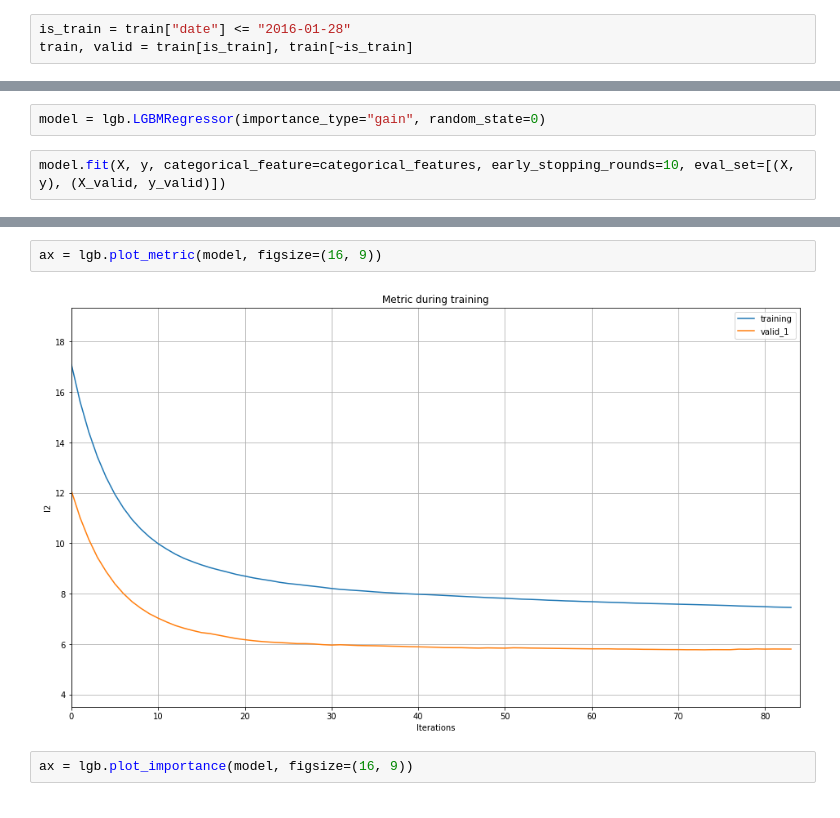
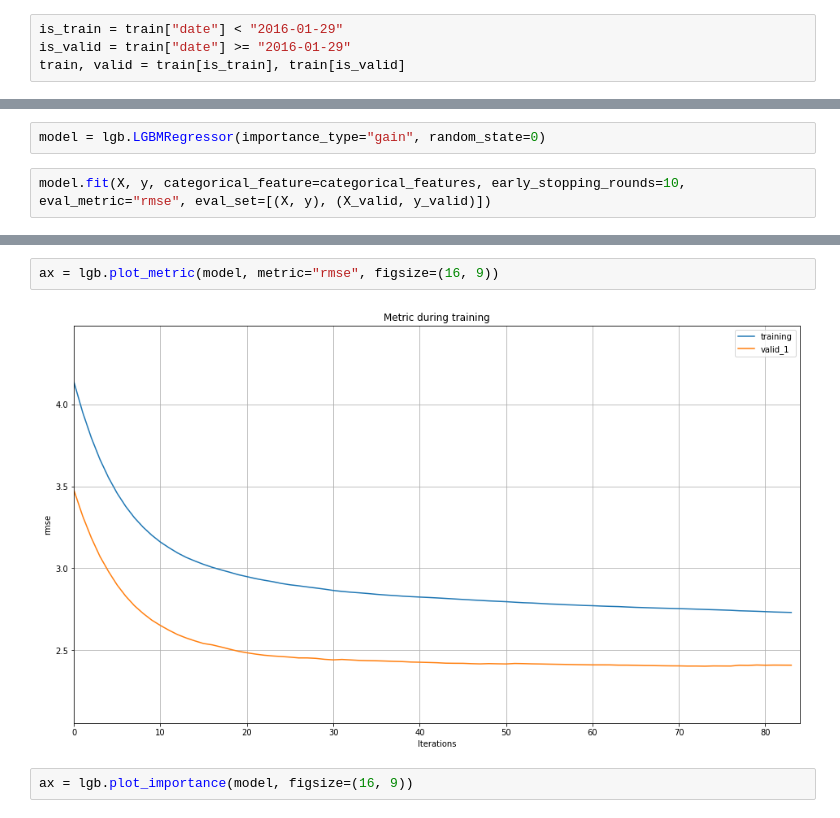
Before and after one commit to Y-oHr-N/m5-forecasting, a Jupyter notebook: notebooks/training.ipynb, the cells around one changed output, grey strips where cells are left out. Cells and saved outputs as stored; diff of their text form.

Commit message:
Fix trainging.ipynb

```diff
--- a/notebooks/training.ipynb
+++ b/notebooks/training.ipynb
@@ -23,8 +23,9 @@ from constants import *
 # %%
 train = pd.read_parquet(train_path)
 # %%
-is_train = train["date"] <= "2016-01-28"
-train, valid = train[is_train], train[~is_train]
+is_train = train["date"] < "2016-01-29"
+is_valid = train["date"] >= "2016-01-29"
+train, valid = train[is_train], train[is_valid]
 # %%
 del is_train
 # %%
@@ -54,7 +55,7 @@ gc.collect()
 # %%
 model = lgb.LGBMRegressor(importance_type="gain", random_state=0)
 # %%
-model.fit(X, y, categorical_feature=categorical_features, early_stopping_rounds=10, eval_set=[(X, y), (X_valid, y_valid)])
+model.fit(X, y, categorical_feature=categorical_features, early_stopping_rounds=10, eval_metric="rmse", eval_set=[(X, y), (X_valid, y_valid)])
 # %% [output]
 New categorical_feature is ['cat_id', 'dept_id', 'event_name_1', 'event_name_2', 'event_type_1', 'event_type_2', 'item_id', 'state_id', 'store_id']
   'New categorical_feature is {}'.format(sorted(list(categorical_feature))))
@@ -82,9 +83,9 @@ LGBMRegressor(boosting_type='gbdt', class_weight=None, colsample_bytree=1.0,
               random_state=0, reg_alpha=0.0, reg_lambda=0.0, silent=True,
               subsample=1.0, subsample_for_bin=200000, subsample_freq=0)
 # %%
-ax = lgb.plot_metric(model, figsize=(16, 9))
+ax = lgb.plot_metric(model, metric="rmse", figsize=(16, 9))
 # %% [output]
-[figure, old version]
+[figure, new version]
 # %%
 ax = lgb.plot_importance(model, figsize=(16, 9))
 # %% [output]
```
Also changed, not shown: parts of 1 cell of this notebook.
